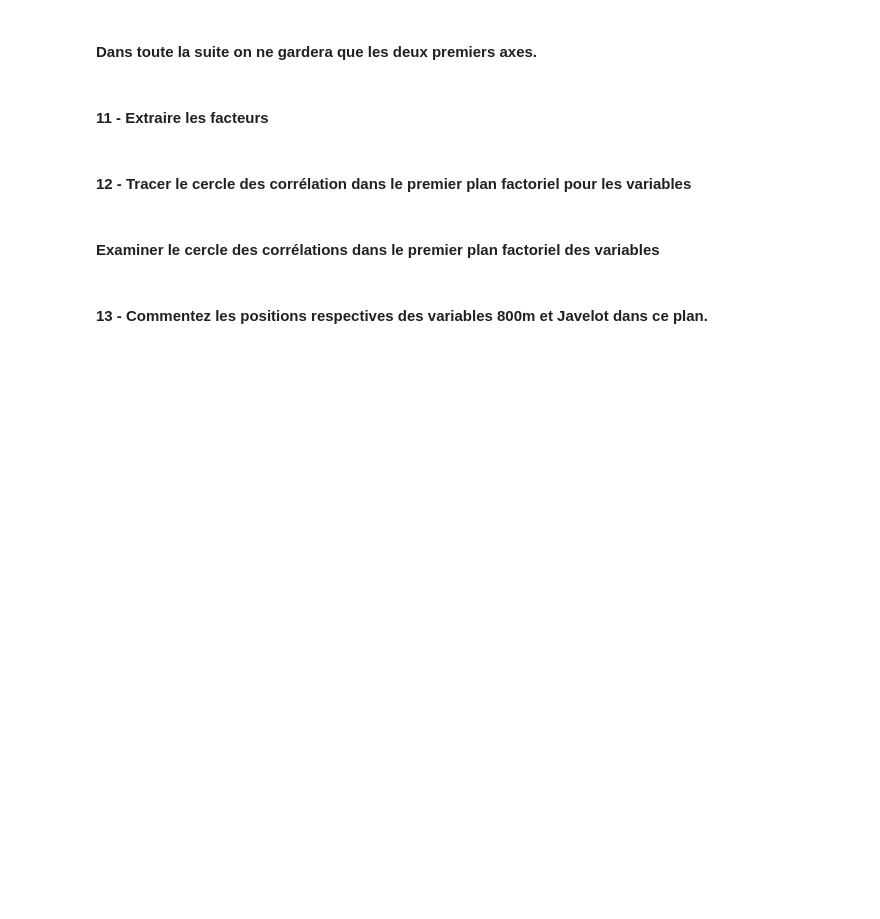
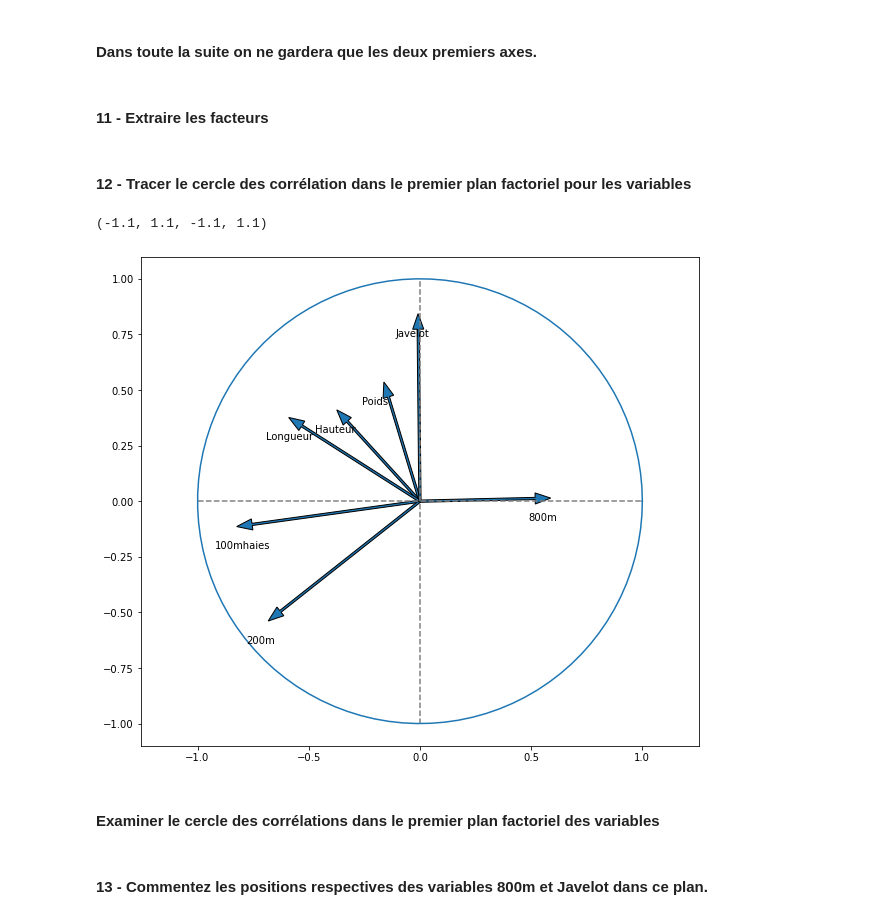
Before and after one commit to Manguil/fds, a Jupyter notebook: L2/S4/Statistique/TPnote/TPnote.ipynb, the cells around one changed output. Drawn from its saved outputs; the diff is of its cells as text; code cells hidden in the pictures; blank space fills up the shorter version.

```diff
--- a/L2/S4/Statistique/TPnote/TPnote.ipynb
+++ b/L2/S4/Statistique/TPnote/TPnote.ipynb
@@ -72,2 +130,20 @@ Il y a 8 variables quantitatives
 # %% [markdown]
 #### 10 - Examiner les valeurs propres. Quel est le pourcentage de variance expliquée par les deux premiers axes ? Combien d'axes faudrait-il garder pour expliquer 90% de la variabilité des données ?
+# %%
+l = np.array(
+    [ np.var(acp[: ,0]),
+    np.var(acp[: ,1]),
+    np.var(acp[: ,2]),
+    np.var(acp[: ,3]),
+    np.var(acp[: ,4]),
+    np.var(acp[: ,5]),
+    np.var(acp[: ,6])
+    ]
+)
+
+
+lp = pca.explained_variance_ratio_
+print(f"les valeurs propres sont {lp}")
+
+
+print("inertie expliquée cumulée: ", np.cumsum(l))
@@ -77,8 +158,36 @@ Il faudrait garder 5 axes pour expliquer 90% de la variabilité des données. Tr
 #### Dans toute la suite on ne gardera que les deux premiers axes.
 # %% [markdown]
 #### 11 - Extraire les facteurs
+# %%
+Gn = pca.components_
+
+G = np.array([ Gn [0 ,:] * np.sqrt(l[0]), Gn[1,:]*np.sqrt(l[1]))
 # %% [markdown]
 #### 12 - Tracer le cercle des corrélation dans le premier plan factoriel pour les variables
+# %%
+fig, ax = plt.subplots(figsize = (10,9))
+for i in range(0,  Gn.shape[1]):
+    ax.arrow(0, 0,
+             G[0, i],
+             G[1, i],
+            head_width = 0.05,
+            head_length = 0.07,
+            width = 0.01, length_includes_head = 1)
+    plt.text(G[0, i] - 0.1,
+             G[1, i] - 0.1,
+             quantiteHepta.columns[i]
+            )
+
+plt.plot([-1, 1], [0, 0], color = 'grey', ls = '--')
+plt.plot([0, 0],[-1, 1], color = 'grey', ls = '--')
+
+
+an = np.linspace(0, 2*np.pi, 100)
+plt.plot(np.cos(an), np.sin(an))
+plt.axis('equal')
+# %% [output]
+(-1.1, 1.1, -1.1, 1.1)
+[figure, added]
 # %% [markdown]
 #### Examiner le cercle des corrélations dans le premier plan factoriel des variables
 # %% [markdown]
```
Also changed, not shown: parts of 15 cells of this notebook, 3 other files.
